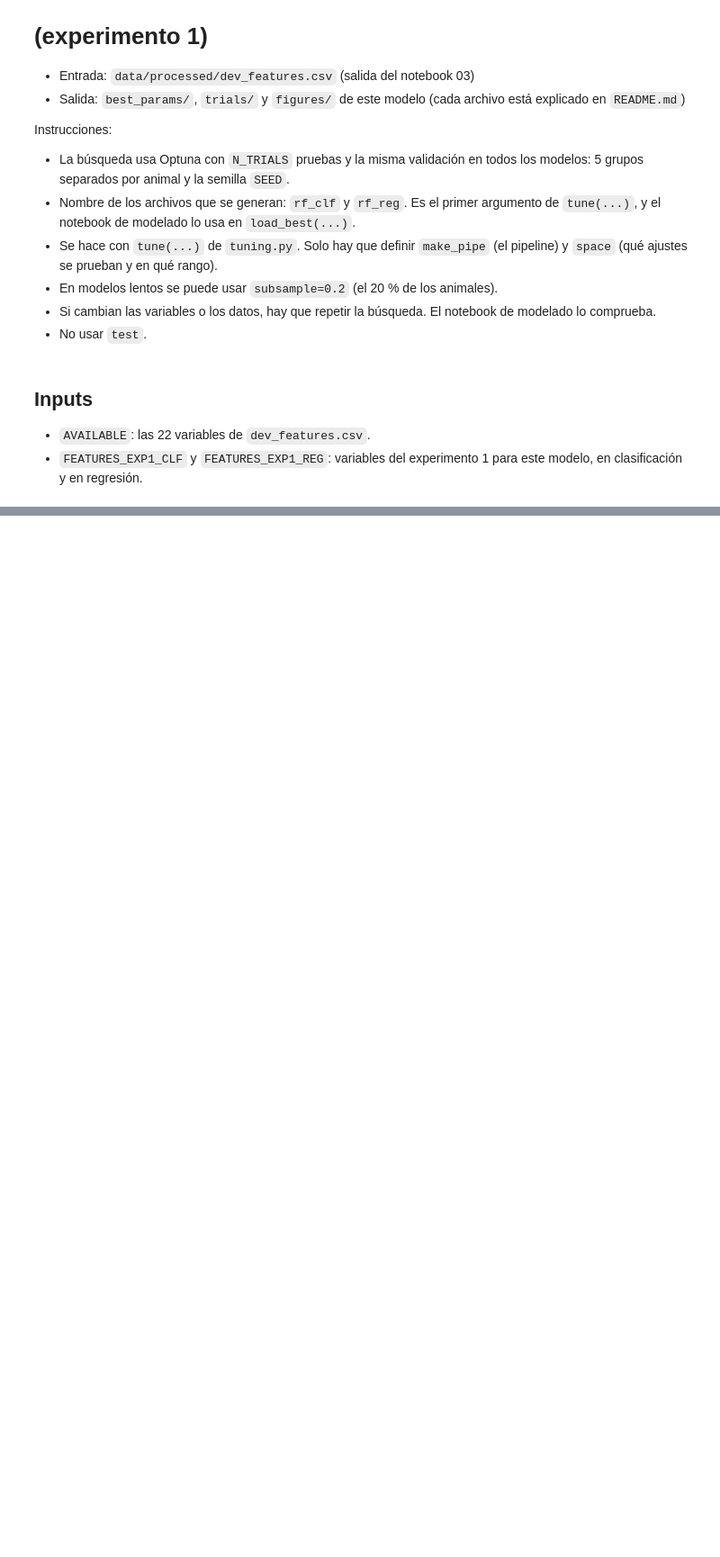
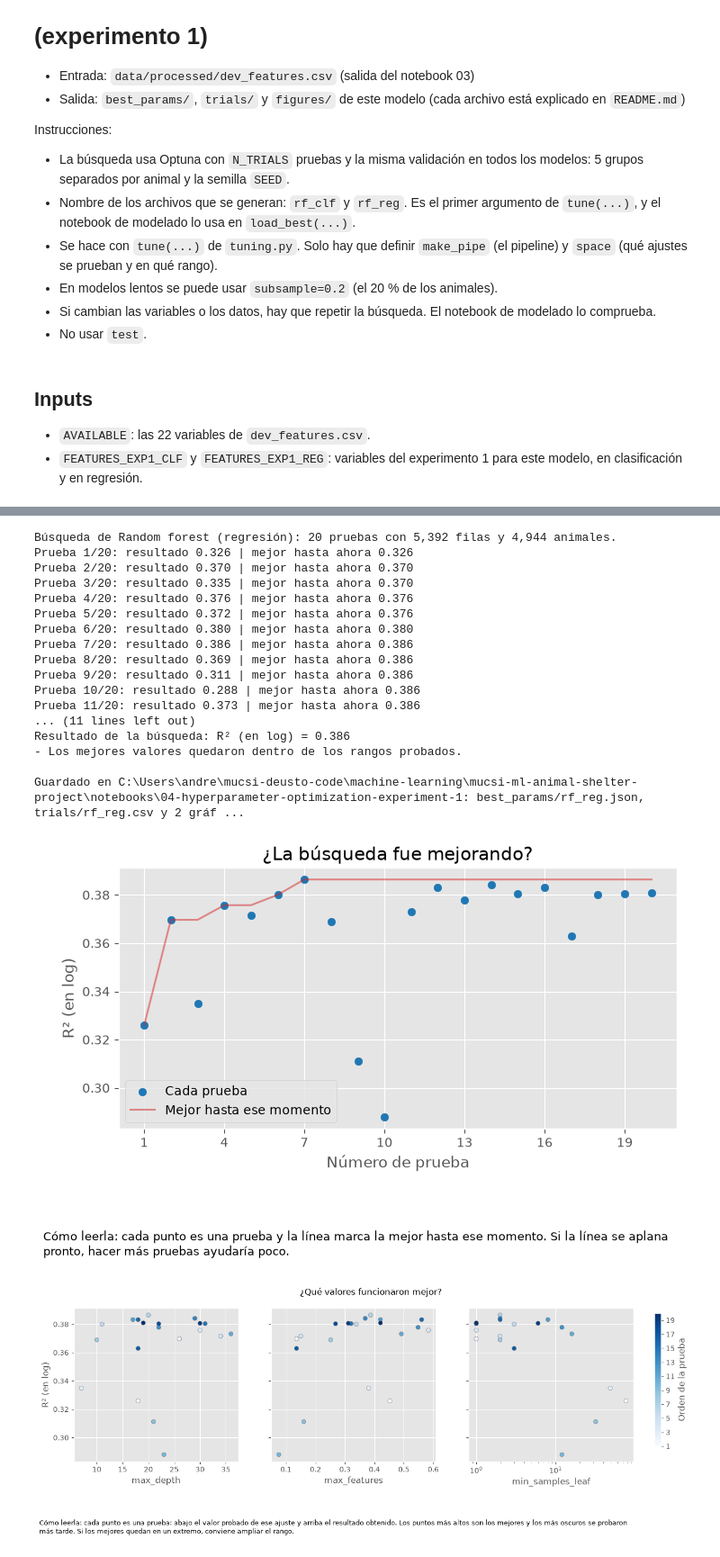
Before and after one commit to JorgeAVargasC/mucsi-ml-animal-shelter-project, a Jupyter notebook: notebooks/04-hyperparameter-optimization-experiment-1/04.1-random-forest.ipynb, the cells around one changed output, grey strips where cells are left out. Shown at 90% size. Saved outputs shown, nothing was run; the diff lists cells and outputs as text; code cells hidden in the pictures; blank space fills up the shorter version.

```diff
--- a/notebooks/04-hyperparameter-optimization-experiment-1/04.1-random-forest.ipynb
+++ b/notebooks/04-hyperparameter-optimization-experiment-1/04.1-random-forest.ipynb
@@ -69,0 +119,34 @@ Objetivo: `y_log_days`, solo con las filas donde `y_outcome == "Adoption"`. Se e
+# %%
+def make_pipe_reg(params):
+    return Pipeline([("prep", build_preprocessor(columns=FEATURES_EXP1_REG)),
+                     ("model", RandomForestRegressor(n_estimators=N_TREES, random_state=SEED, n_jobs=3, **params))])
+
+def space_reg(trial):
+    return {"max_depth": trial.suggest_int("max_depth", 5, 40),
+            "min_samples_leaf": trial.suggest_int("min_samples_leaf", 1, 100, log=True),
+            "max_features": trial.suggest_float("max_features", 0.05, 0.6)}
+
+study_reg = tune(
+    "rf_reg", make_pipe_reg, space_reg, data.loc[adopted, FEATURES_EXP1_REG], y_reg, groups_reg,
+    scoring="r2", features=FEATURES_EXP1_REG, model_label="Random forest", task_label="regresión",
+    params_help=PARAMS_HELP, n_trials=N_TRIALS, subsample=0.2)
+# %% [output]
+Búsqueda de Random forest (regresión): 20 pruebas con 5,392 filas y 4,944 animales.
+Prueba 1/20: resultado 0.326 | mejor hasta ahora 0.326
+Prueba 2/20: resultado 0.370 | mejor hasta ahora 0.370
+Prueba 3/20: resultado 0.335 | mejor hasta ahora 0.370
+Prueba 4/20: resultado 0.376 | mejor hasta ahora 0.376
+Prueba 5/20: resultado 0.372 | mejor hasta ahora 0.376
+Prueba 6/20: resultado 0.380 | mejor hasta ahora 0.380
+Prueba 7/20: resultado 0.386 | mejor hasta ahora 0.386
+Prueba 8/20: resultado 0.369 | mejor hasta ahora 0.386
+Prueba 9/20: resultado 0.311 | mejor hasta ahora 0.386
+Prueba 10/20: resultado 0.288 | mejor hasta ahora 0.386
+Prueba 11/20: resultado 0.373 | mejor hasta ahora 0.386
+... (11 lines left out)
+Resultado de la búsqueda: R² (en log) = 0.386
+- Los mejores valores quedaron dentro de los rangos probados.
+
+Guardado en C:\Users\andre\mucsi-deusto-code\machine-learning\mucsi-ml-animal-shelter-project\notebooks\04-hyperparameter-optimization-experiment-1: best_params/rf_reg.json, trials/rf_reg.csv y 2 gráf ...
+[figure, added]
+[figure, added]
```
Also changed, not shown: parts of 8 cells of this notebook, 22 other files.
